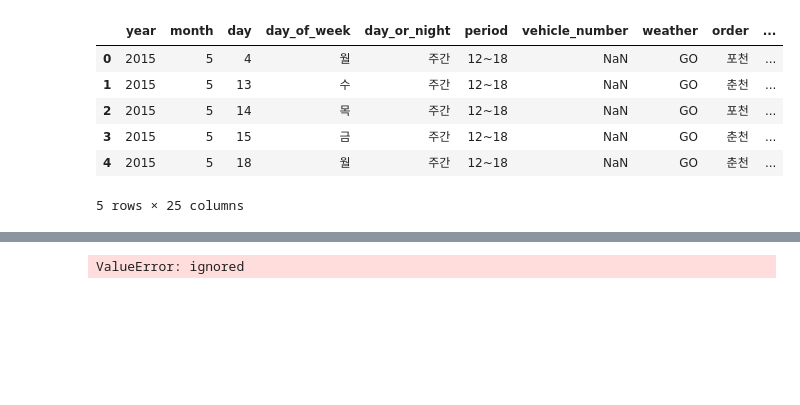
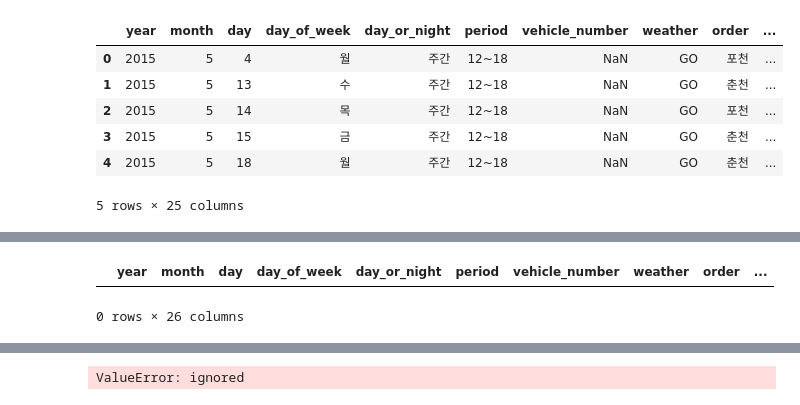
Before and after one commit to kamo1010/injury-big-data, a Jupyter notebook: Untitled3.ipynb, the cells around one changed output, grey strips where cells are left out. Cells and saved outputs as stored; diff of their text form; code cells hidden in the pictures; blank space fills up the shorter version.

```diff
--- a/Untitled3.ipynb
+++ b/Untitled3.ipynb
@@ -86,7 +85,7 @@ def fit_y(x):
   if '사망' in x: x = '사망'
   return pd.Series([x])
 
-df.dropna(subset=['y', 'pz_arrival_takeoff', 'takeoff_arrival_at_basement'])
+df.dropna(subset=['y', 'pz_arrival_takeoff', 'takeoff_arrival_at_basement'], inplace=True)
 df[['y']] = df.y.apply(lambda x:fit_y(x))[df.y.isin(['생존', '사망'])]
 df['y'].value_counts()
 
@@ -110,10 +109,8 @@ def fit_order(x):
   x.replace('예비', '')
   if ('/' in x):
     return pd.Series(x.split('/'))
-  return pd.Series([x, ])
+  return pd.Series([x, '없음'])
 df[['order', 'change']] = df.order.apply(lambda x:fit_order(x))
-df[['order', 'change']].value_counts()
-df.loc[df['order']=='용인예비']
 
 def fit_patient_category(x):
   if x in ['-', '???']:
@@ -271,0 +263,6 @@ df.head(500)
+# %%
+df.dropna(inplace = True)
+df[df.isna().any(axis=1)]
+# %% [output]
+|  | year | month | day | day_of_week | day_or_night | period | vehicle_number | weather | order | ... |
+0 rows × 26 columns
```
Also changed, not shown: parts of 5 cells of this notebook.
